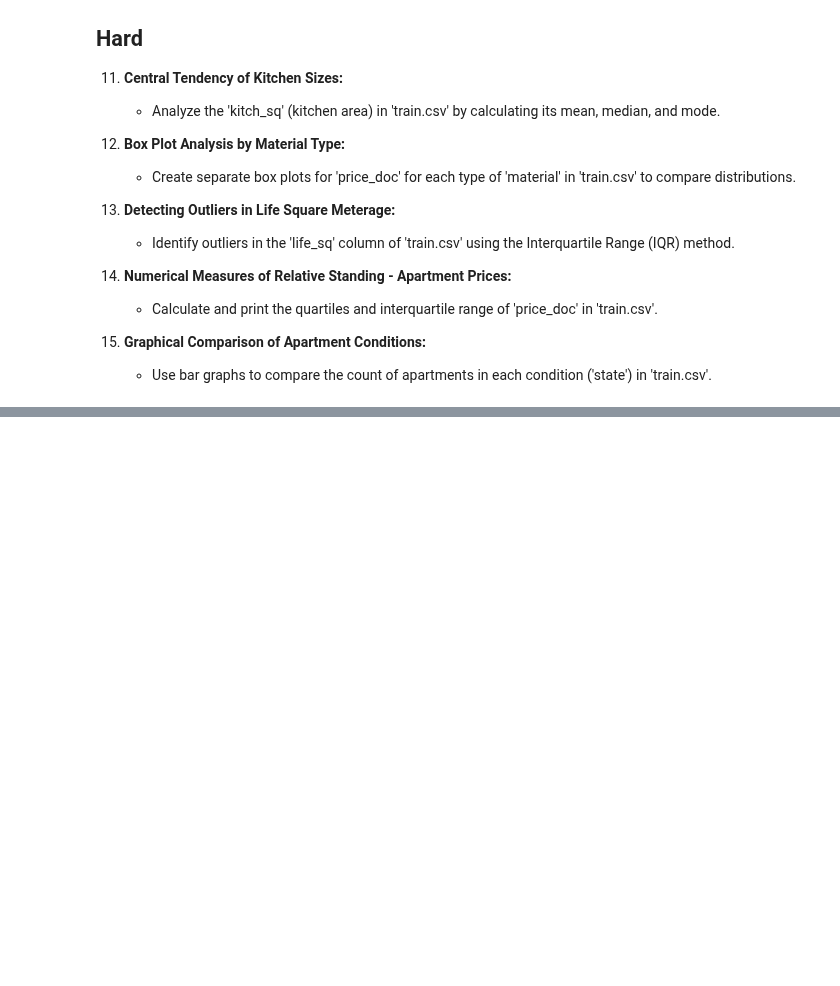
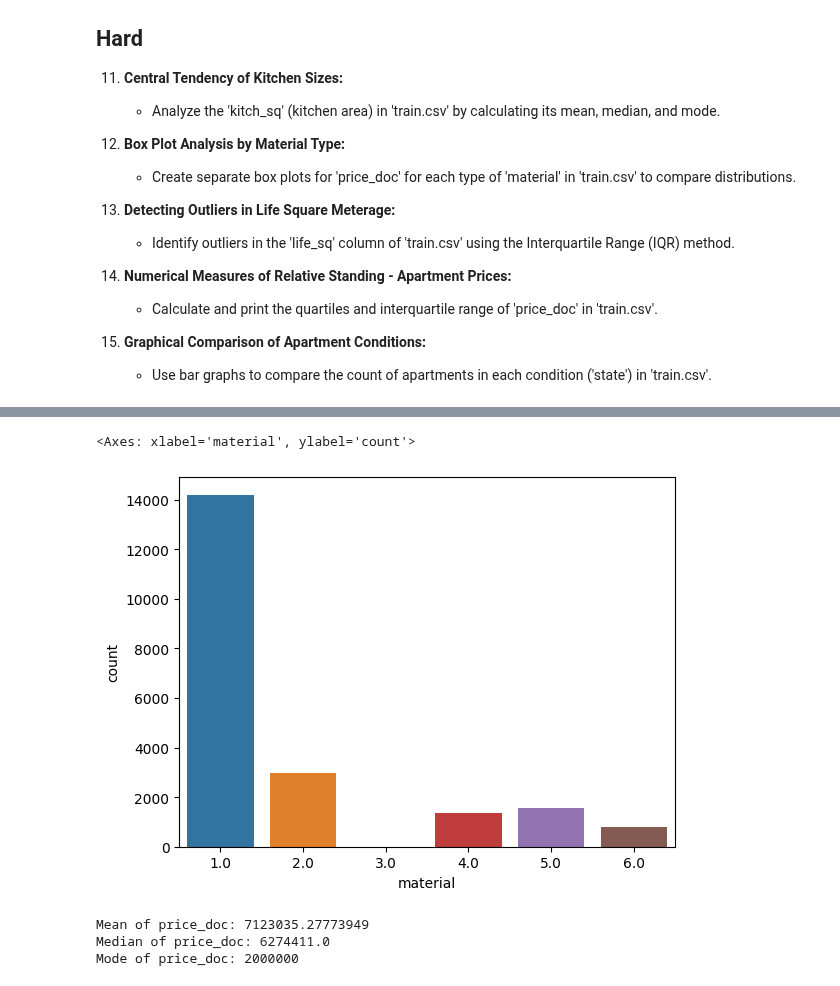
Before and after one commit to jordanriver/DScourse, a Jupyter notebook: CourseMaterials/Math/Statistics/Meeting_24_practice.ipynb, the cells around one changed output, grey strips where cells are left out. Saved outputs shown, nothing was run; the diff lists cells and outputs as text; code cells hidden in the pictures; blank space fills up the shorter version.

```diff
--- a/CourseMaterials/Math/Statistics/Meeting_24_practice.ipynb
+++ b/CourseMaterials/Math/Statistics/Meeting_24_practice.ipynb
@@ -198,0 +209,6 @@ This document provides a foundation for basic data analysis and visualization in
+# %%
+df_orig = pd.read_csv(r'C:\Users\jorda\Documents\studies\DScourse\CourseMaterials\Data\sberbank-russian-housing-market\train.csv')
+df_test_orig = pd.read_csv(r'C:\Users\jorda\Documents\studies\DScourse\CourseMaterials\Data\sberbank-russian-housing-market\test.csv')
+
+df = df_orig.copy()
+df_test = df_test_orig.copy()
@@ -198,0 +227,15 @@ This document provides a foundation for basic data analysis and visualization in
+# %%
+# Barplot to dispaly frequency of 'material' values
+sns.countplot(x='material', data=df)
+# %% [output]
+<Axes: xlabel='material', ylabel='count'>
+[figure, added]
+# %%
+# Print mean, median, and mode of 'price_doc'
+print(f'Mean of price_doc: {df.price_doc.mean()}')
+print(f'Median of price_doc: {df.price_doc.median()}')
+print(f'Mode of price_doc: {df.price_doc.mode()[0]}')
+# %% [output]
+Mean of price_doc: 7123035.27773949
+Median of price_doc: 6274411.0
+Mode of price_doc: 2000000
```
Also changed, not shown: parts of 4 cells of this notebook.
